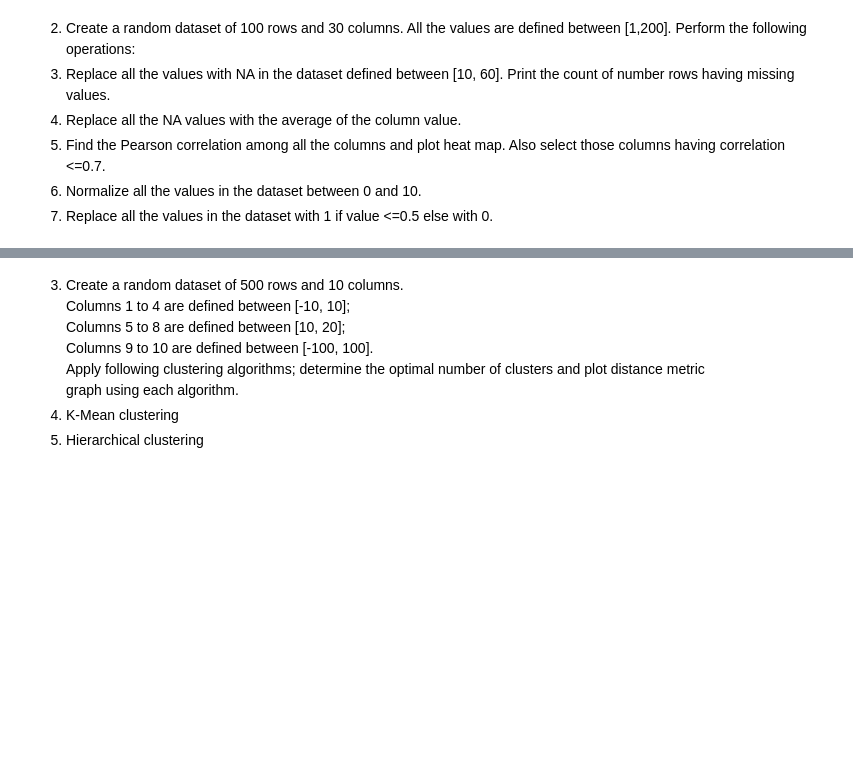
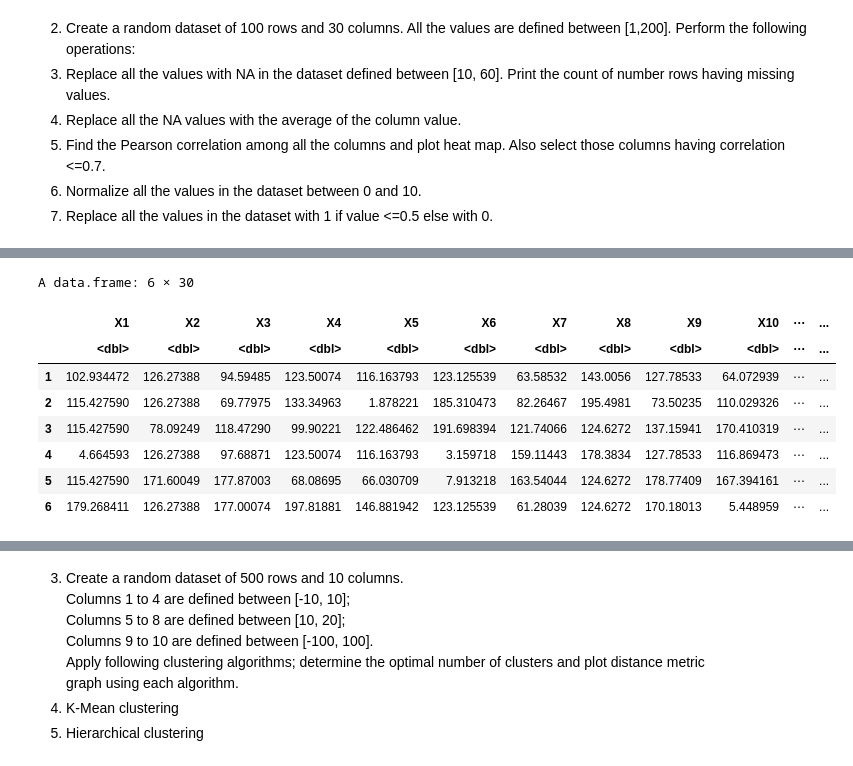
Before and after one commit to IqmanS/ML-Assignments, a Jupyter notebook: Assignment_3_R_Programming.ipynb, the cells around one changed output, grey strips where cells are left out. Saved outputs shown, nothing was run; the diff lists cells and outputs as text; code cells hidden in the pictures; blank space fills up the shorter version.

```diff
--- a/Assignment_3_R_Programming.ipynb
+++ b/Assignment_3_R_Programming.ipynb
@@ -21,0 +63,15 @@ having correlation <=0.7.
+# %%
+mean_val <- colMeans(df,na.rm = TRUE)
+for(i in colnames(df))
+  df[,i][is.na(df[,i])] <- mean_val[i]
+head(df)
+# %% [output]
+A data.frame: 6 × 30
+|  | X1 | X2 | X3 | X4 | X5 | X6 | X7 | X8 | X9 | X10 | ⋯ | ... |
+|  | <dbl> | <dbl> | <dbl> | <dbl> | <dbl> | <dbl> | <dbl> | <dbl> | <dbl> | <dbl> | ⋯ | ... |
+| 1 | 102.934472 | 126.27388 | 94.59485 | 123.50074 | 116.163793 | 123.125539 | 63.58532 | 143.0056 | 127.78533 | 64.072939 | ⋯ | ... |
+| 2 | 115.427590 | 126.27388 | 69.77975 | 133.34963 | 1.878221 | 185.310473 | 82.26467 | 195.4981 | 73.50235 | 110.029326 | ⋯ | ... |
+| 3 | 115.427590 | 78.09249 | 118.47290 | 99.90221 | 122.486462 | 191.698394 | 121.74066 | 124.6272 | 137.15941 | 170.410319 | ⋯ | ... |
+| 4 | 4.664593 | 126.27388 | 97.68871 | 123.50074 | 116.163793 | 3.159718 | 159.11443 | 178.3834 | 127.78533 | 116.869473 | ⋯ | ... |
+| 5 | 115.427590 | 171.60049 | 177.87003 | 68.08695 | 66.030709 | 7.913218 | 163.54044 | 124.6272 | 178.77409 | 167.394161 | ⋯ | ... |
+| 6 | 179.268411 | 126.27388 | 177.00074 | 197.81881 | 146.881942 | 123.125539 | 61.28039 | 124.6272 | 170.18013 | 5.448959 | ⋯ | ... |
```
Also changed, not shown: parts of 12 cells of this notebook.
